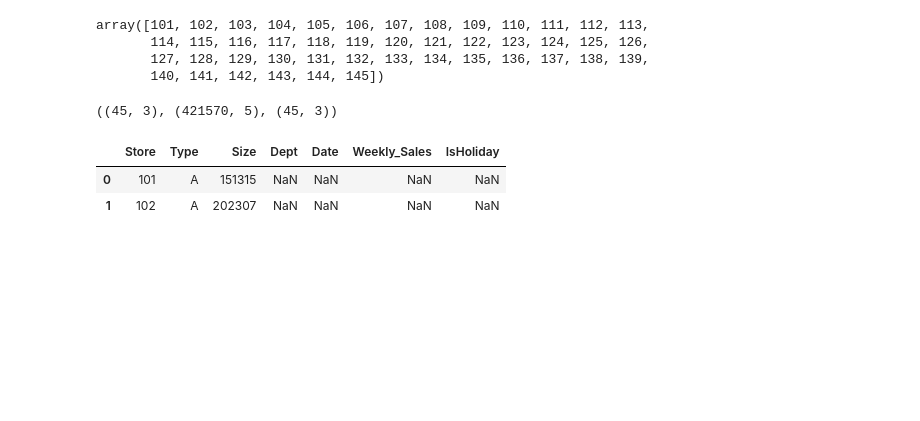
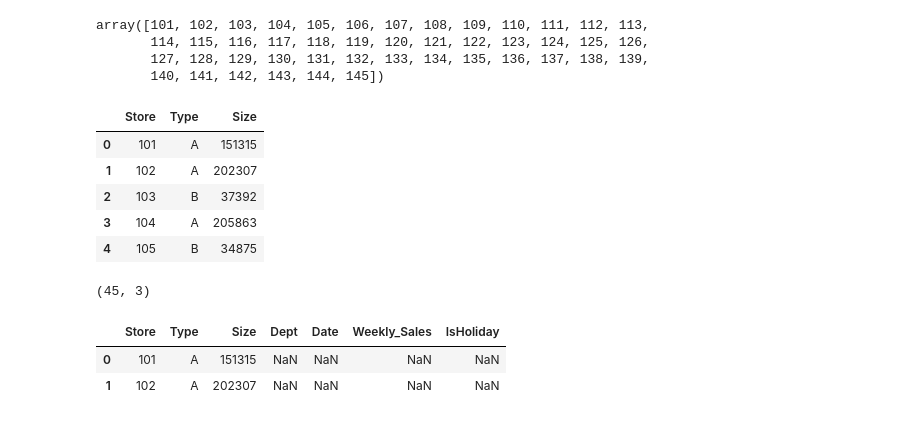
Before and after one commit to mdkamrulhasan/data_mining_kdd, a Jupyter notebook: notebooks/Exploratory_data_Analysis_Retail_part2.ipynb, the cells around one changed output. Drawn from its saved outputs; the diff is of its cells as text; code cells hidden in the pictures; blank space fills up the shorter version.

```diff
--- a/notebooks/Exploratory_data_Analysis_Retail_part2.ipynb
+++ b/notebooks/Exploratory_data_Analysis_Retail_part2.ipynb
@@ -173,12 +185,21 @@ array([101, 102, 103, 104, 105, 106, 107, 108, 109, 110, 111, 112, 113,
        114, 115, 116, 117, 118, 119, 120, 121, 122, 123, 124, 125, 126,
        127, 128, 129, 130, 131, 132, 133, 134, 135, 136, 137, 138, 139,
        140, 141, 142, 143, 144, 145])
+# %%
+my_synthetic_stores.head()
+# %% [output]
+|  | Store | Type | Size |
+| 0 | 101 | A | 151315 |
+| 1 | 102 | A | 202307 |
+| 2 | 103 | B | 37392 |
+| 3 | 104 | A | 205863 |
+| 4 | 105 | B | 34875 |
 # %%
 # left join
 my_synthetic_stores_sales = my_synthetic_stores.merge(sales, on=['Store'], how='left')
-my_synthetic_stores.shape, sales.shape, my_synthetic_stores.shape
+my_synthetic_stores.shape#, sales.shape, my_synthetic_stores.shape
 # %% [output]
-((45, 3), (421570, 5), (45, 3))
+(45, 3)
 # %%
 my_synthetic_stores_sales.head(2)
 # %% [output]
```
Also changed, not shown: parts of 8 cells of this notebook.
